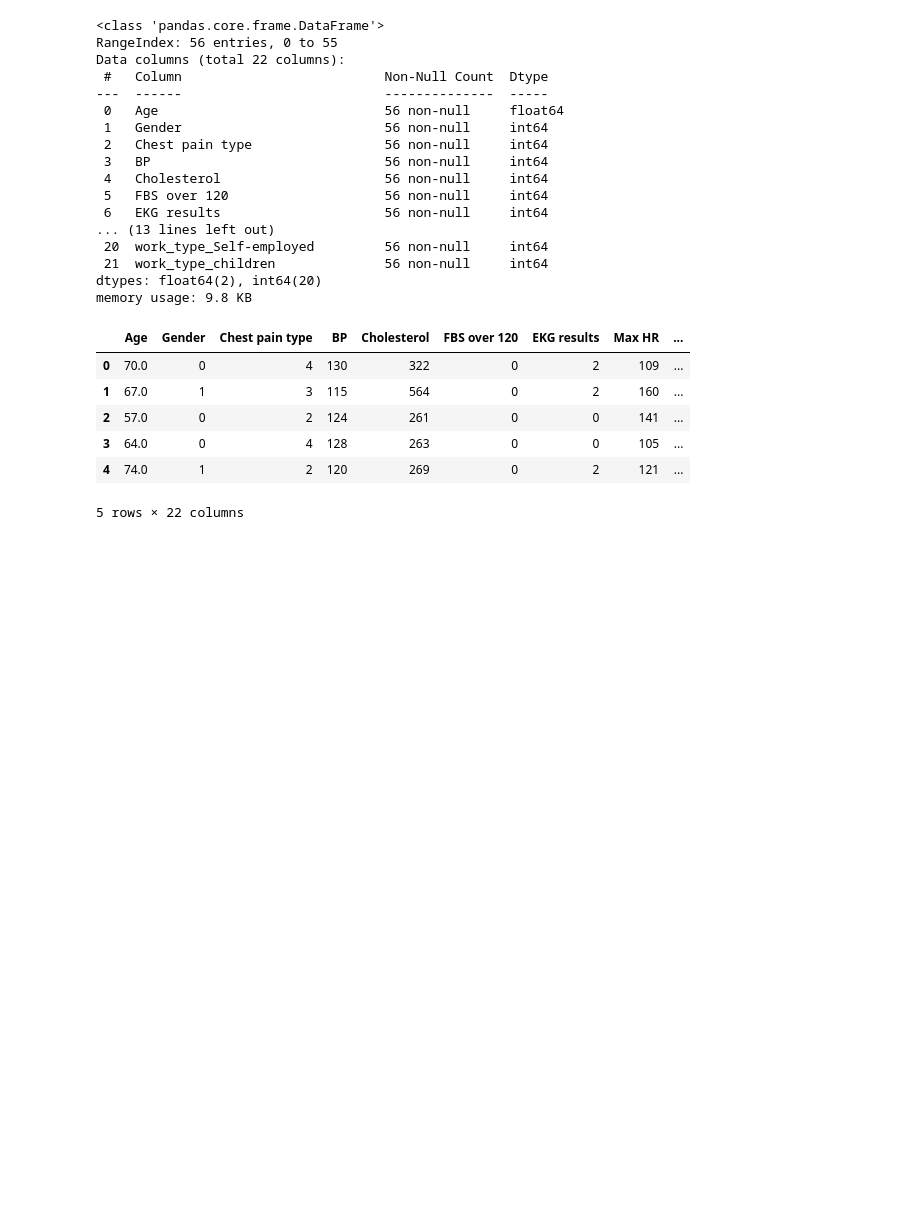
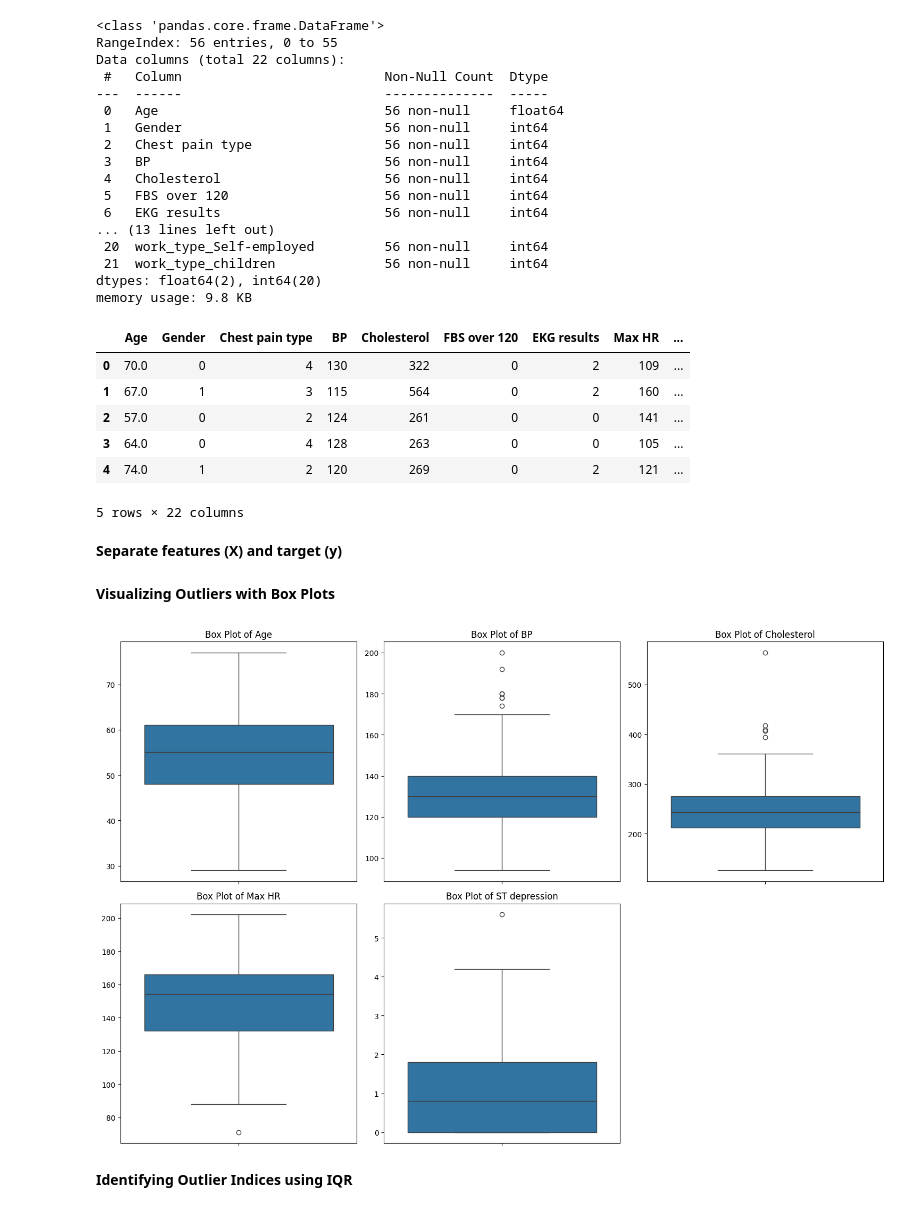
Before and after one commit to MohammedNaser28/heart-disease-prediction, a Jupyter notebook: Heart_disease.ipynb, the cells around one changed output. Drawn from its saved outputs; the diff is of its cells as text; code cells hidden in the pictures; blank space fills up the shorter version.

```diff
--- a/Heart_disease.ipynb
+++ b/Heart_disease.ipynb
@@ -288,3 +297,28 @@ df.head()
 | 3 | 64.0 | 0 | 4 | 128 | 263 | 0 | 0 | 105 | ... |
 | 4 | 74.0 | 1 | 2 | 120 | 269 | 0 | 2 | 121 | ... |
 5 rows × 22 columns
+# %% [markdown]
+**Separate features (X) and target (y)**
+# %%
+X_train = df.drop('Heart Disease', axis=1)
+y_train = df['Heart Disease']
+
+X_test = dt.drop('Heart Disease', axis=1)
+y_test = dt['Heart Disease']
+# %% [markdown]
+**Visualizing Outliers with Box Plots**
+# %%
+
+
+plt.figure(figsize=(15, 10))
+for i, col in enumerate(numerical_cols):
+    plt.subplot(2, 3, i + 1) # Adjust subplot grid based on number of numerical columns
+    sns.boxplot(y=X_train[col])
+    plt.title(f'Box Plot of {col}')
+    plt.ylabel('')
+plt.tight_layout()
+plt.show()
+# %% [output]
+[figure, added]
+# %% [markdown]
+**Identifying Outlier Indices using IQR**
```
Also changed, not shown: parts of 12 cells of this notebook, 1 other file.
